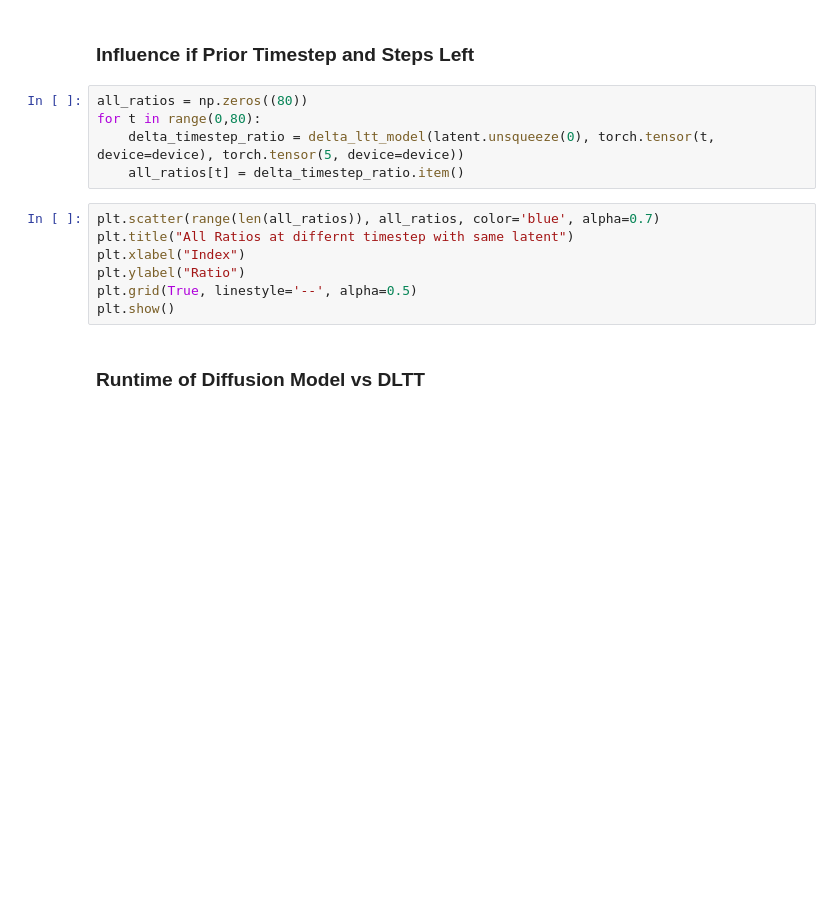
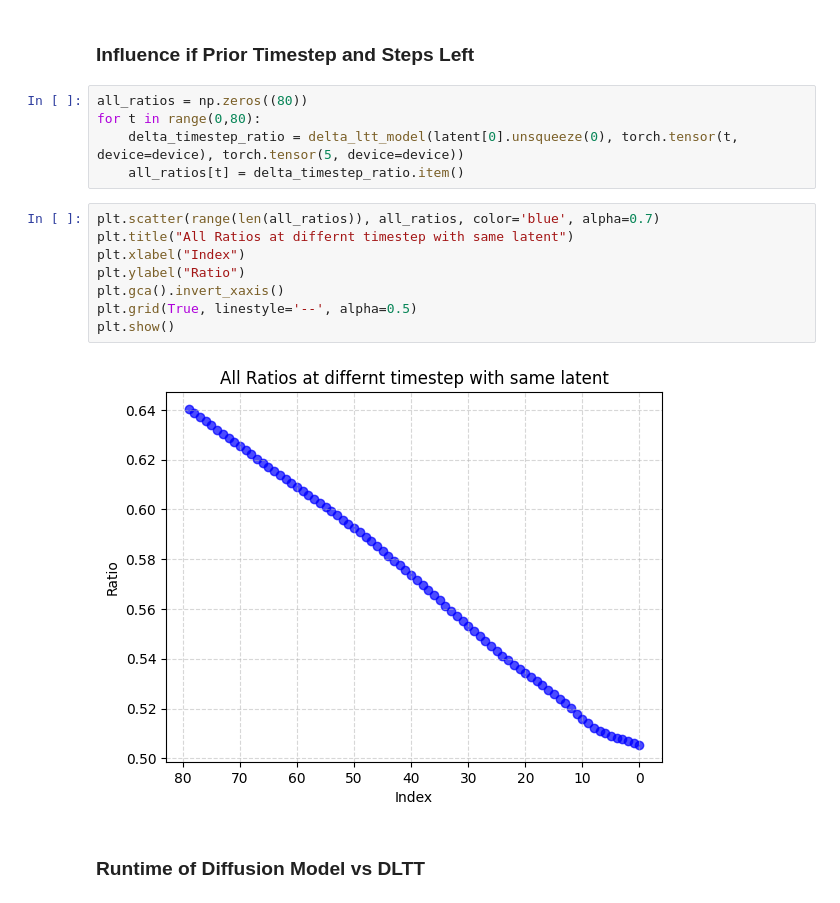
Before and after one commit to ConnorReed246/ALD3, a Jupyter notebook: evaluation.ipynb, the cells around one changed output. Drawn from its saved outputs; the diff is of its cells as text; blank space fills up the shorter version.

```diff
--- a/evaluation.ipynb
+++ b/evaluation.ipynb
@@ -2408,15 +2417,18 @@ plt.show()
 # %%
 all_ratios = np.zeros((80))
 for t in range(0,80):
-    delta_timestep_ratio = delta_ltt_model(latent.unsqueeze(0), torch.tensor(t, device=device), torch.tensor(5, device=device))
+    delta_timestep_ratio = delta_ltt_model(latent[0].unsqueeze(0), torch.tensor(t, device=device), torch.tensor(5, device=device))
     all_ratios[t] = delta_timestep_ratio.item()
 # %%
 plt.scatter(range(len(all_ratios)), all_ratios, color='blue', alpha=0.7)
 plt.title("All Ratios at differnt timestep with same latent")
 plt.xlabel("Index")
 plt.ylabel("Ratio")
+plt.gca().invert_xaxis()
 plt.grid(True, linestyle='--', alpha=0.5)
 plt.show()
+# %% [output]
+[figure, added]
 # %% [markdown]
 ### Runtime of Diffusion Model vs DLTT
 # %%
```
Also changed, not shown: parts of 21 cells of this notebook, 28 other files.
